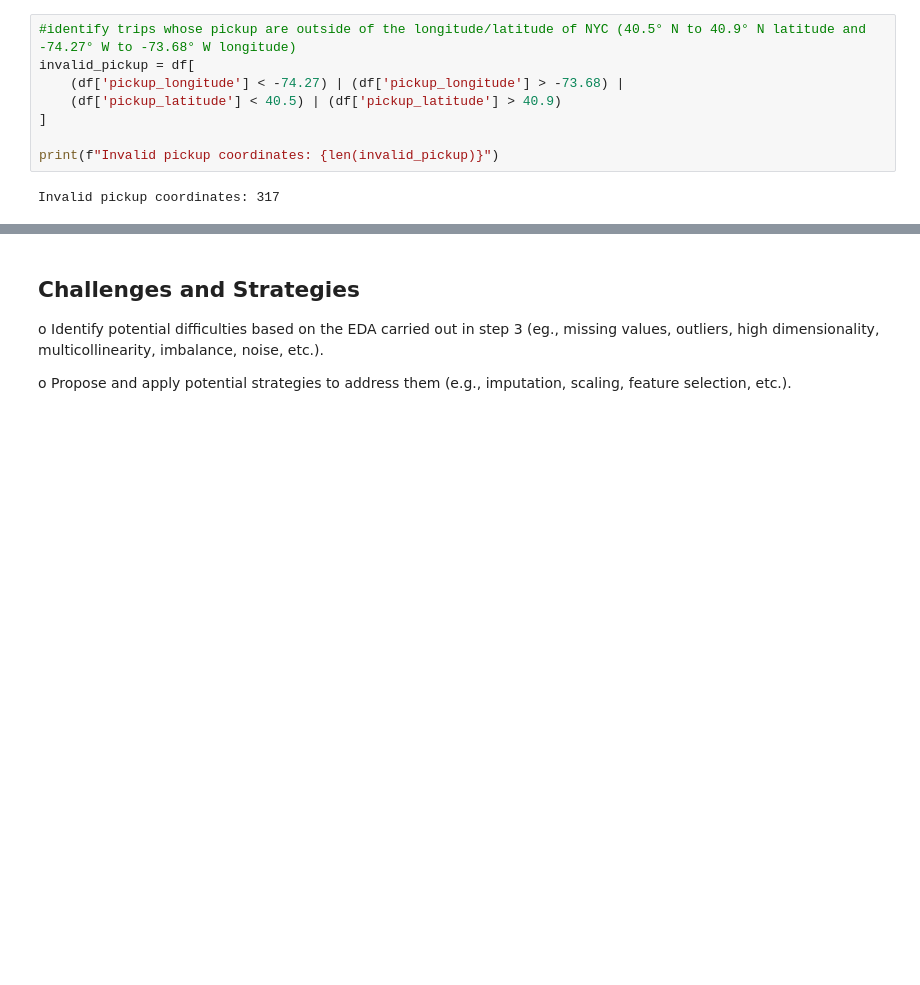
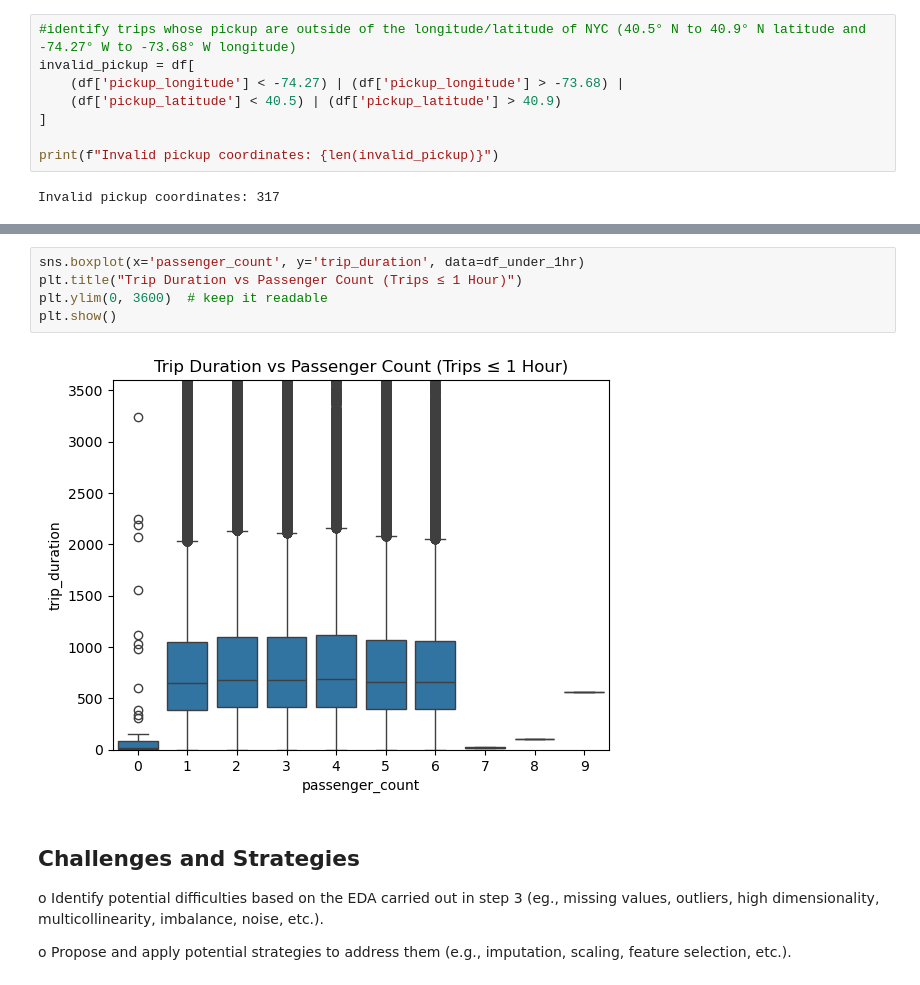
Before and after one commit to charralbert/Taxi_Trip_Duration, a Jupyter notebook: project_deliverable_1_Group_33.ipynb, the cells around one changed output, grey strips where cells are left out. Drawn from its saved outputs; the diff is of its cells as text; blank space fills up the shorter version.

```diff
--- a/project_deliverable_1_Group_33.ipynb
+++ b/project_deliverable_1_Group_33.ipynb
@@ -237,3 +237,10 @@ plt.xticks(rotation=90)
+# %%
+sns.boxplot(x='passenger_count', y='trip_duration', data=df_under_1hr)
+plt.title("Trip Duration vs Passenger Count (Trips ≤ 1 Hour)")
+plt.ylim(0, 3600)  # keep it readable
+plt.show()
+# %% [output]
+[figure, added]
 # %% [markdown]
 ## Challenges and Strategies
 
```
Also changed, not shown: parts of 3 cells of this notebook.
